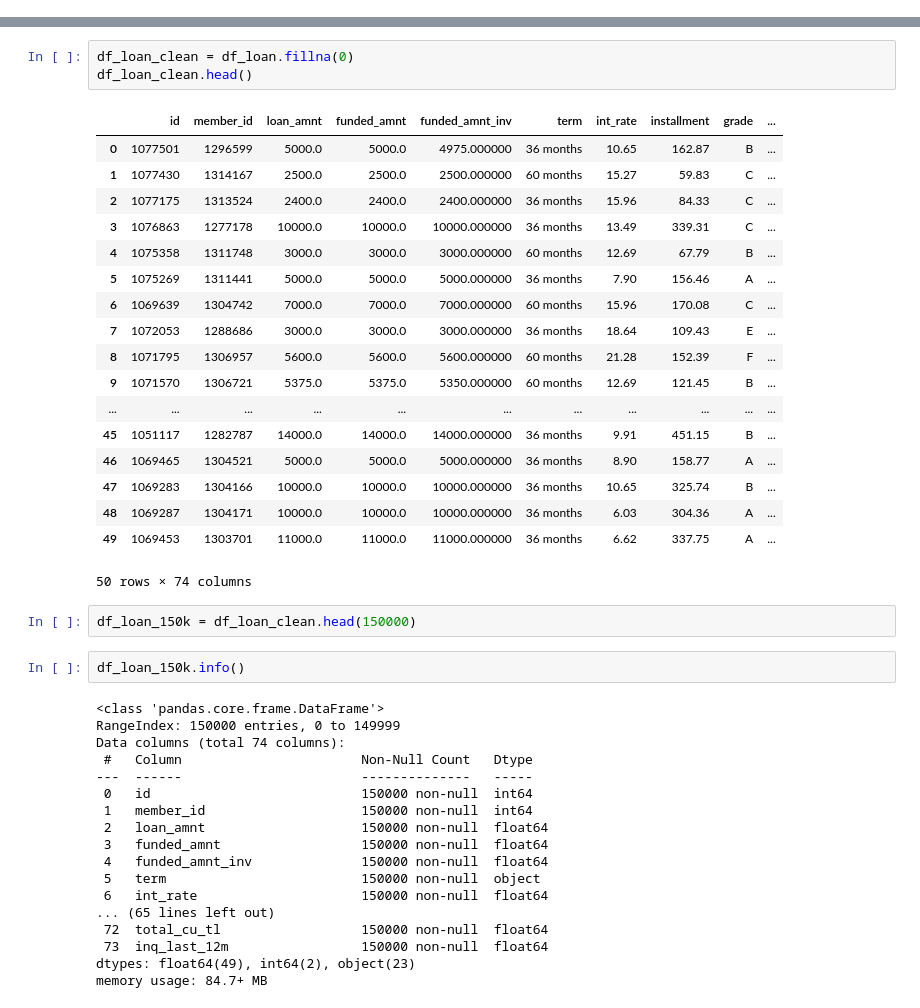
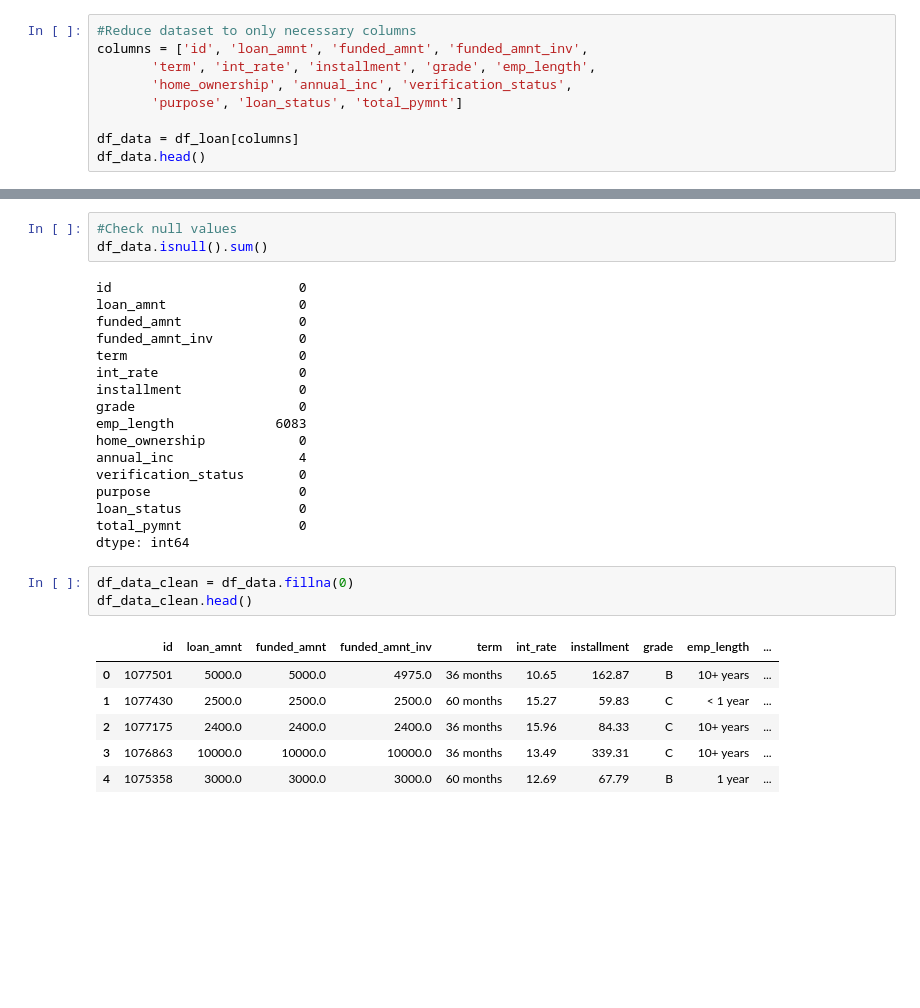
Before and after one commit to ventru557/Project2_Group4, a Jupyter notebook: Credit_Risk_Analysis.ipynb, the cells around one changed output, grey strips where cells are left out. Saved outputs shown, nothing was run; the diff lists cells and outputs as text; blank space fills up the shorter version.

Commit message:
Reduced Number of Necessary Data Columns to 20

```diff
--- a/Credit_Risk_Analysis.ipynb
+++ b/Credit_Risk_Analysis.ipynb
@@ -107,0 +154,9 @@ array([False, False, False, False, False, False, False, False, False,
+# %%
+#Reduce dataset to only necessary columns
+columns = ['id', 'loan_amnt', 'funded_amnt', 'funded_amnt_inv',
+       'term', 'int_rate', 'installment', 'grade', 'emp_length',
+       'home_ownership', 'annual_inc', 'verification_status',
+       'purpose', 'loan_status', 'total_pymnt']
+
+df_data = df_loan[columns]
+df_data.head()
@@ -108,44 +170,30 @@ array([False, False, False, False, False, False, False, False, False,
+# %%
+#Check null values
+df_data.isnull().sum()
+# %% [output]
+id                        0
+loan_amnt                 0
+funded_amnt               0
+funded_amnt_inv           0
+term                      0
+int_rate                  0
+installment               0
+grade                     0
+emp_length             6083
+home_ownership            0
+annual_inc                4
+verification_status       0
+purpose                   0
+loan_status               0
+total_pymnt               0
+dtype: int64
 # %%
-df_loan_clean = df_loan.fillna(0)
-df_loan_clean.head()
+df_data_clean = df_data.fillna(0)
+df_data_clean.head()
 # %% [output]
-|  | id | member_id | loan_amnt | funded_amnt | funded_amnt_inv | term | int_rate | installment | grade | ... |
-| 0 | 1077501 | 1296599 | 5000.0 | 5000.0 | 4975.000000 | 36 months | 10.65 | 162.87 | B | ... |
-| 1 | 1077430 | 1314167 | 2500.0 | 2500.0 | 2500.000000 | 60 months | 15.27 | 59.83 | C | ... |
-| 2 | 1077175 | 1313524 | 2400.0 | 2400.0 | 2400.000000 | 36 months | 15.96 | 84.33 | C | ... |
-| 3 | 1076863 | 1277178 | 10000.0 | 10000.0 | 10000.000000 | 36 months | 13.49 | 339.31 | C | ... |
-| 4 | 1075358 | 1311748 | 3000.0 | 3000.0 | 3000.000000 | 60 months | 12.69 | 67.79 | B | ... |
-| 5 | 1075269 | 1311441 | 5000.0 | 5000.0 | 5000.000000 | 36 months | 7.90 | 156.46 | A | ... |
-| 6 | 1069639 | 1304742 | 7000.0 | 7000.0 | 7000.000000 | 60 months | 15.96 | 170.08 | C | ... |
-| 7 | 1072053 | 1288686 | 3000.0 | 3000.0 | 3000.000000 | 36 months | 18.64 | 109.43 | E | ... |
-| 8 | 1071795 | 1306957 | 5600.0 | 5600.0 | 5600.000000 | 60 months | 21.28 | 152.39 | F | ... |
-| 9 | 1071570 | 1306721 | 5375.0 | 5375.0 | 5350.000000 | 60 months | 12.69 | 121.45 | B | ... |
-| ... | ... | ... | ... | ... | ... | ... | ... | ... | ... | ... |
-| 45 | 1051117 | 1282787 | 14000.0 | 14000.0 | 14000.000000 | 36 months | 9.91 | 451.15 | B | ... |
-| 46 | 1069465 | 1304521 | 5000.0 | 5000.0 | 5000.000000 | 36 months | 8.90 | 158.77 | A | ... |
-| 47 | 1069283 | 1304166 | 10000.0 | 10000.0 | 10000.000000 | 36 months | 10.65 | 325.74 | B | ... |
-| 48 | 1069287 | 1304171 | 10000.0 | 10000.0 | 10000.000000 | 36 months | 6.03 | 304.36 | A | ... |
-| 49 | 1069453 | 1303701 | 11000.0 | 11000.0 | 11000.000000 | 36 months | 6.62 | 337.75 | A | ... |
+|  | id | loan_amnt | funded_amnt | funded_amnt_inv | term | int_rate | installment | grade | emp_length | ... |
+| 0 | 1077501 | 5000.0 | 5000.0 | 4975.0 | 36 months | 10.65 | 162.87 | B | 10+ years | ... |
+| 1 | 1077430 | 2500.0 | 2500.0 | 2500.0 | 60 months | 15.27 | 59.83 | C | < 1 year | ... |
+| 2 | 1077175 | 2400.0 | 2400.0 | 2400.0 | 36 months | 15.96 | 84.33 | C | 10+ years | ... |
+| 3 | 1076863 | 10000.0 | 10000.0 | 10000.0 | 36 months | 13.49 | 339.31 | C | 10+ years | ... |
+| 4 | 1075358 | 3000.0 | 3000.0 | 3000.0 | 60 months | 12.69 | 67.79 | B | 1 year | ... |
-50 rows × 74 columns
-# %%
-df_loan_150k = df_loan_clean.head(150000)
-# %%
-df_loan_150k.info()
-# %% [output]
-<class 'pandas.core.frame.DataFrame'>
-RangeIndex: 150000 entries, 0 to 149999
-Data columns (total 74 columns):
- #   Column                       Non-Null Count   Dtype
----  ------                       --------------   -----
- 0   id                           150000 non-null  int64
- 1   member_id                    150000 non-null  int64
- 2   loan_amnt                    150000 non-null  float64
- 3   funded_amnt                  150000 non-null  float64
- 4   funded_amnt_inv              150000 non-null  float64
- 5   term                         150000 non-null  object
- 6   int_rate                     150000 non-null  float64
-... (65 lines left out)
- 72  total_cu_tl                  150000 non-null  float64
- 73  inq_last_12m                 150000 non-null  float64
-dtypes: float64(49), int64(2), object(23)
-memory usage: 84.7+ MB
```
Also changed, not shown: parts of 18 cells of this notebook.
